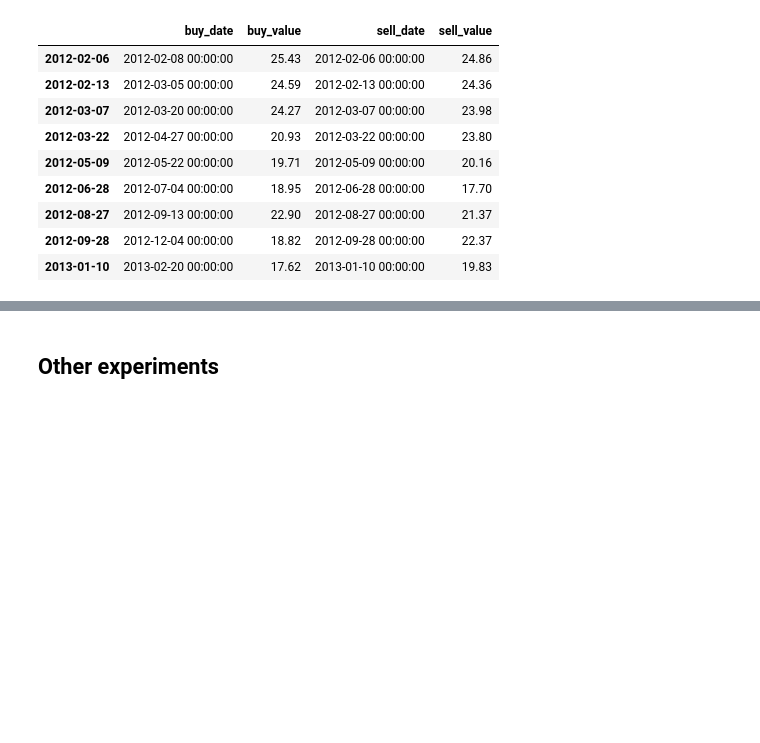
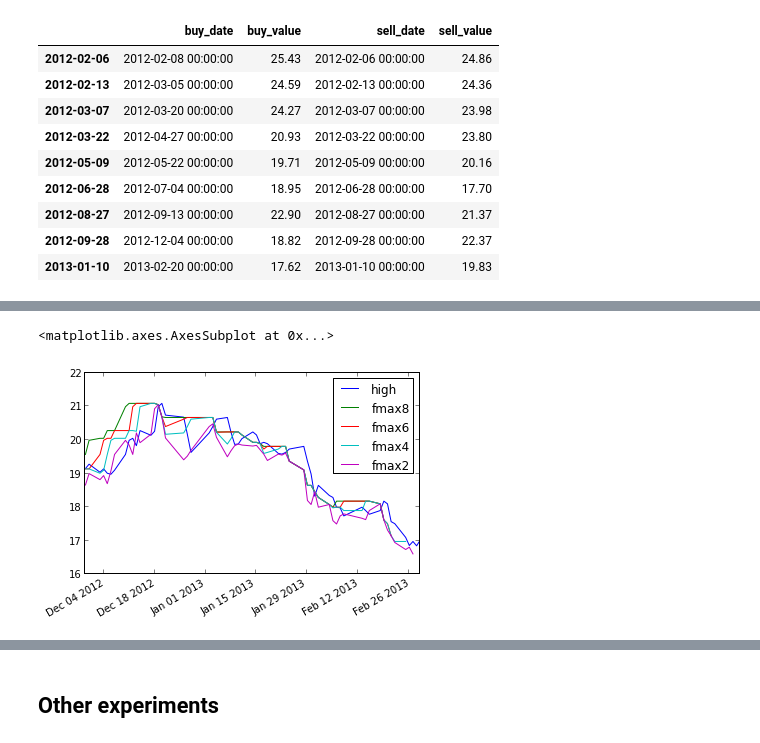
Before and after one commit to rhlobo/bigtempo, a Jupyter notebook: ipy-notebooks/DataSourceProcessor Decoratior.ipynb, the cells around one changed output, grey strips where cells are left out. Cells and saved outputs as stored; diff of their text form; code cells hidden in the pictures; blank space fills up the shorter version.

```diff
--- a/ipy-notebooks/DataSourceProcessor Decoratior.ipynb
+++ b/ipy-notebooks/DataSourceProcessor Decoratior.ipynb
@@ -379,0 +517,17 @@ engine.evaluate('Short_MACD_Strategy_Datasource', 'PETR4', dt(2012, 1, 1), dt(20
+# %%
+tmp = engine.evaluate('Normalized', 'PETR4', dt(2012, 1, 1), dt(2013, 3, 1))
+a = pandas.DataFrame(index=tmp.index)
+a['high'] = tmp['high']
+#a['low'] = tmp['low']
+a['fmax8'] = engine.evaluate('future_max(8):max', 'PETR4', dt(2012, 1, 1), dt(2013, 3, 1))
+a['fmax6'] = engine.evaluate('future_max(6):max', 'PETR4', dt(2012, 1, 1), dt(2013, 3, 1))
+a['fmax4'] = engine.evaluate('future_max(4):max', 'PETR4', dt(2012, 1, 1), dt(2013, 3, 1))
+a['fmax2'] = engine.evaluate('future_max(2):max', 'PETR4', dt(2012, 1, 1), dt(2013, 3, 1))
+#a['smax'] = engine.evaluate('shifted(-8):high_max(8)', 'PETR4', dt(2012, 1, 1), dt(2013, 3, 1))
+#a['smin'] = engine.evaluate('shifted(-8):low_min(8)', 'PETR4', dt(2012, 1, 1), dt(2013, 3, 1))
+#a['max'] = engine.evaluate('high_max(8)', 'PETR4', dt(2012, 1, 1), dt(2013, 3, 1))
+#a['min'] = engine.evaluate('low_min(8)', 'PETR4', dt(2012, 1, 1), dt(2013, 3, 1))
+a.tail(60).plot()
+# %% [output]
+<matplotlib.axes.AxesSubplot at 0x...>
+[figure, added]
```
Also changed, not shown: parts of 15 cells of this notebook, 3 other files.
